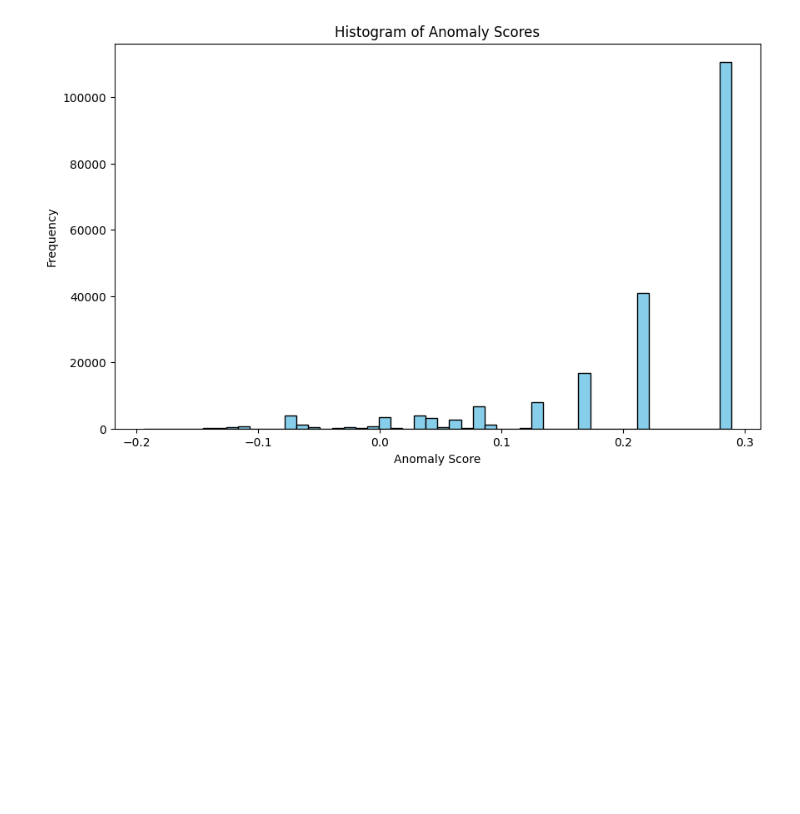
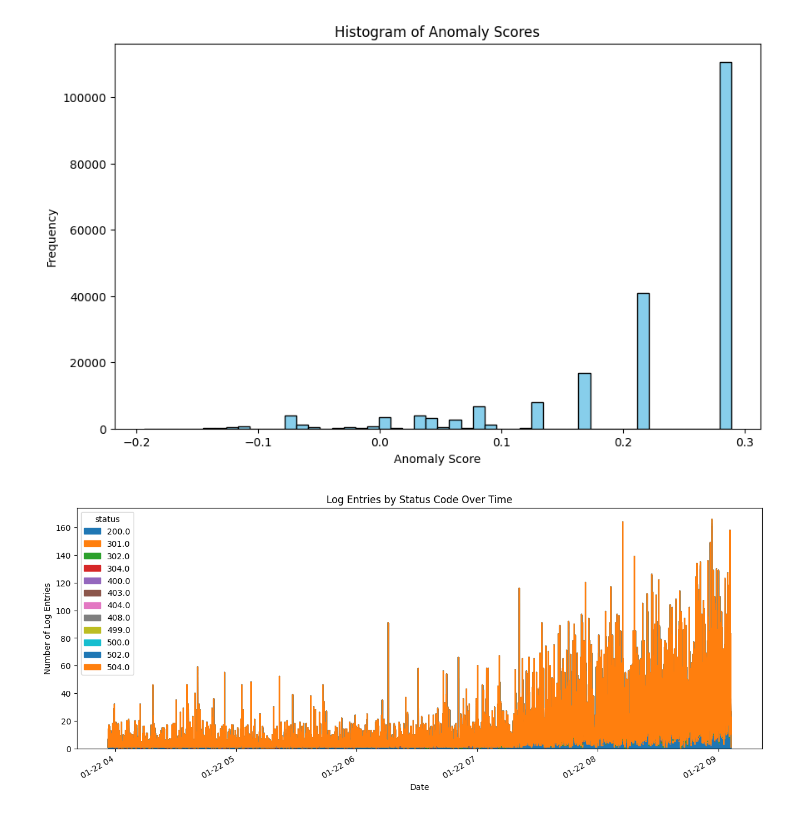
Before and after one commit to gitone912/secure_log_ai_final, a Jupyter notebook: models.ipynb, the cells around one changed output. Drawn from its saved outputs; the diff is of its cells as text; code cells hidden in the pictures; blank space fills up the shorter version.

Commit message:
time_series

```diff
--- a/models.ipynb
+++ b/models.ipynb
@@ -363,3 +371,18 @@ plt.ylabel('Frequency')
 plt.show()
 # %% [output]
 [figure]
+# %%
+import matplotlib.pyplot as plt
+import seaborn as sns
+
+# Set the datetime column as the index for time series analysis
+logs_df.set_index('datetime', inplace=True)
+# %%
+status_counts = logs_df.groupby(['datetime', 'status']).size().unstack().fillna(0)
+status_counts.plot.area(figsize=(15, 6), stacked=True)
+plt.title('Log Entries by Status Code Over Time')
+plt.xlabel('Date')
+plt.ylabel('Number of Log Entries')
+plt.show()
+# %% [output]
+[figure, added]
```
Also changed, not shown: parts of 5 cells of this notebook, 2 other files.
